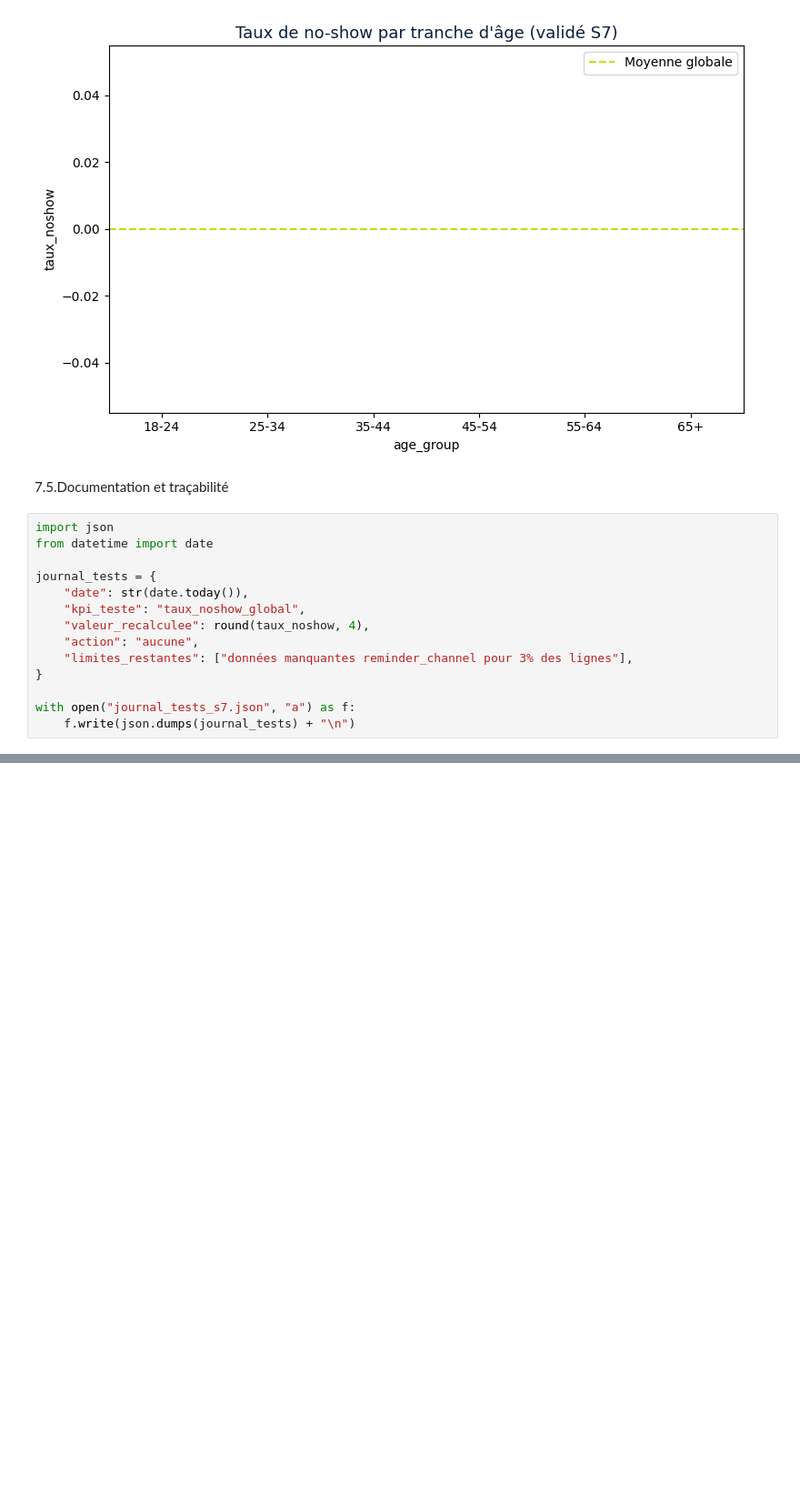
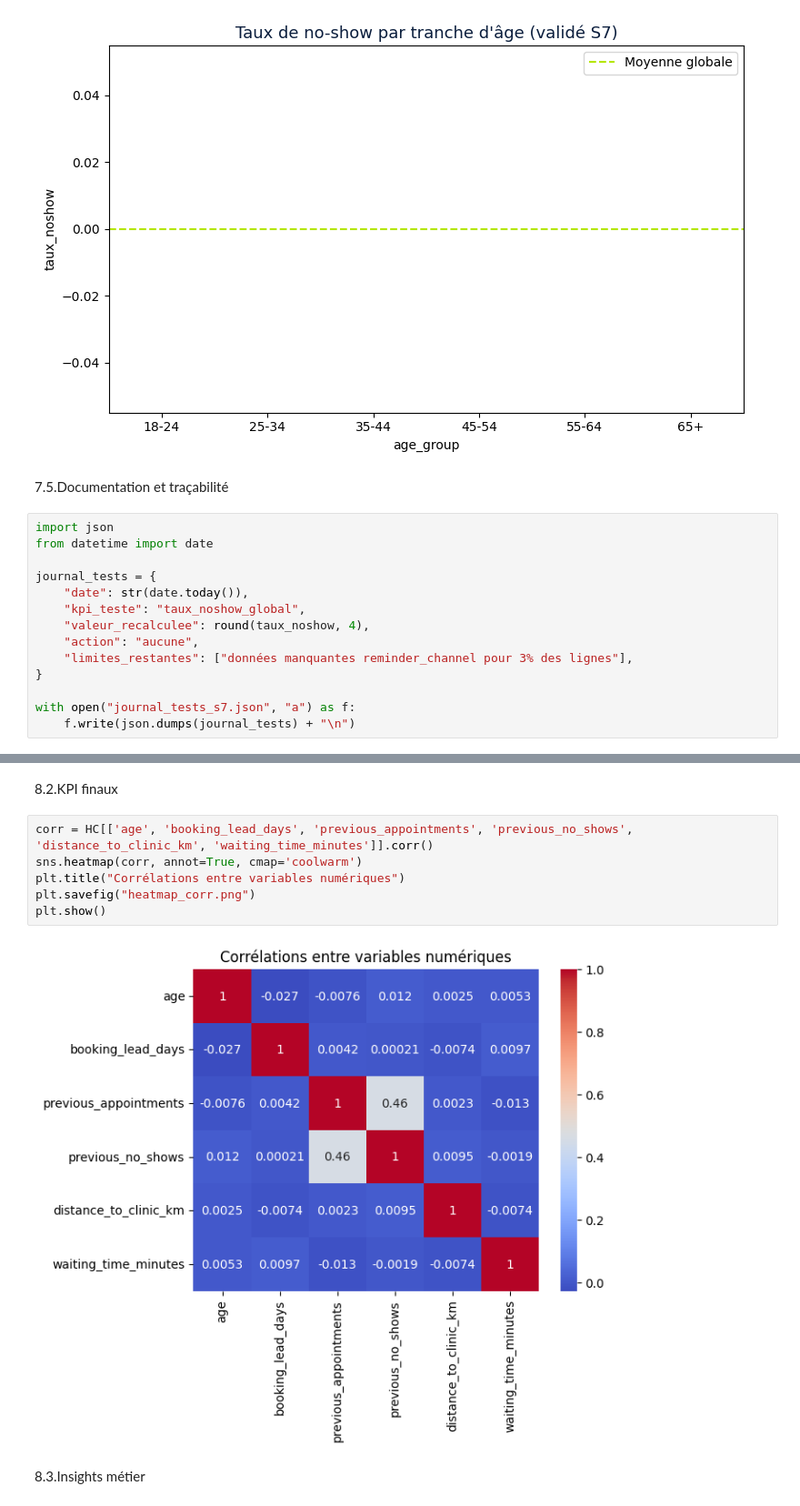
Before and after one commit to Bakana1171/daset, a Jupyter notebook: HealthConnect.ipynb, the cells around one changed output, grey strips where cells are left out. Shown at 91% size. Cells and saved outputs as stored; diff of their text form; blank space fills up the shorter version.

```diff
--- a/HealthConnect.ipynb
+++ b/HealthConnect.ipynb
@@ -518,0 +532,12 @@ journal_tests
+# %% [markdown]
+8.2.KPI finaux
+# %%
+corr = HC[['age', 'booking_lead_days', 'previous_appointments', 'previous_no_shows', 'distance_to_clinic_km', 'waiting_time_minutes']].corr()
+sns.heatmap(corr, annot=True, cmap='coolwarm')
+plt.title("Corrélations entre variables numériques")
+plt.savefig("heatmap_corr.png")
+plt.show()
+# %% [output]
+[figure, added]
+# %% [markdown]
+8.3.Insights métier
```
Also changed, not shown: parts of 7 cells of this notebook.
